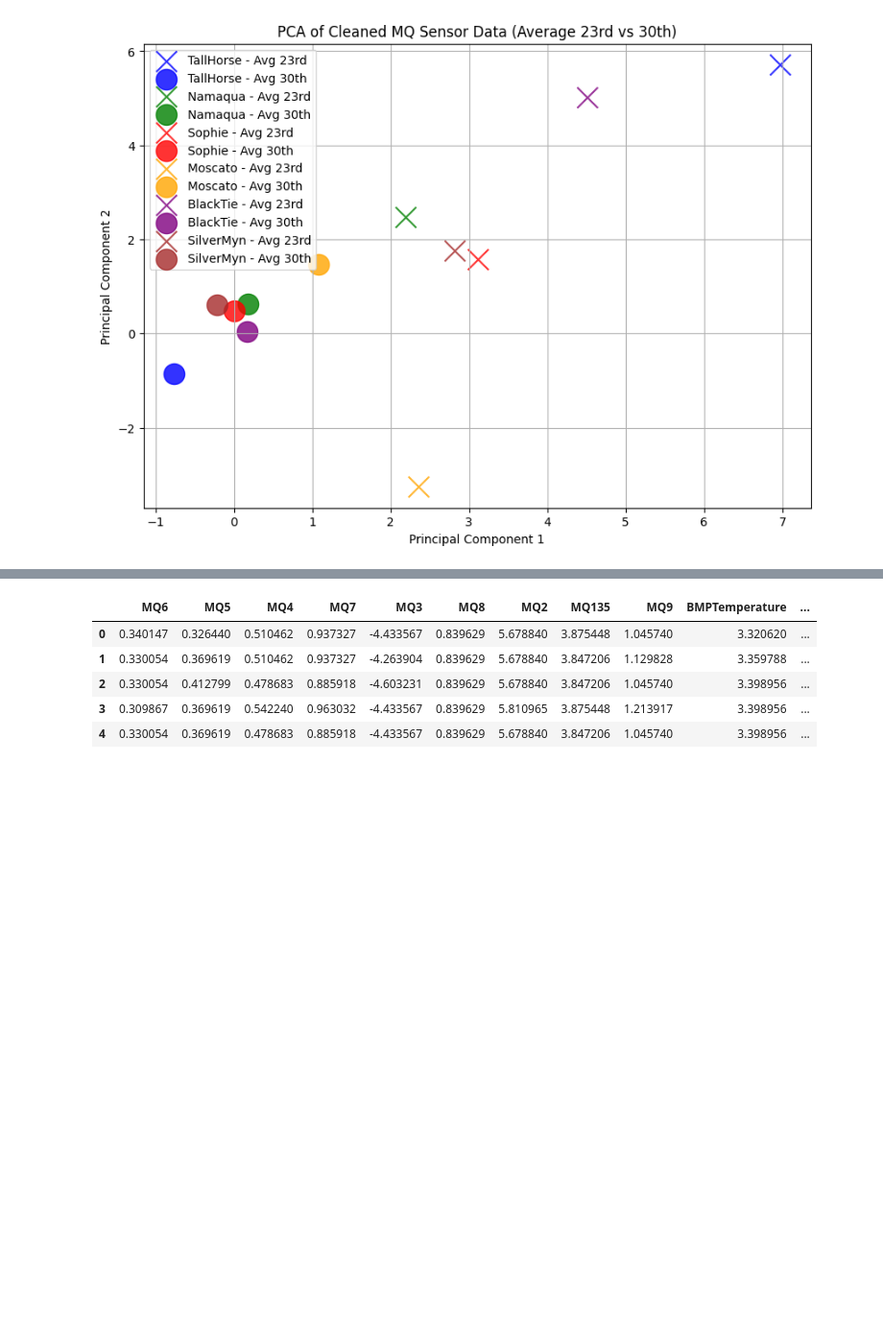
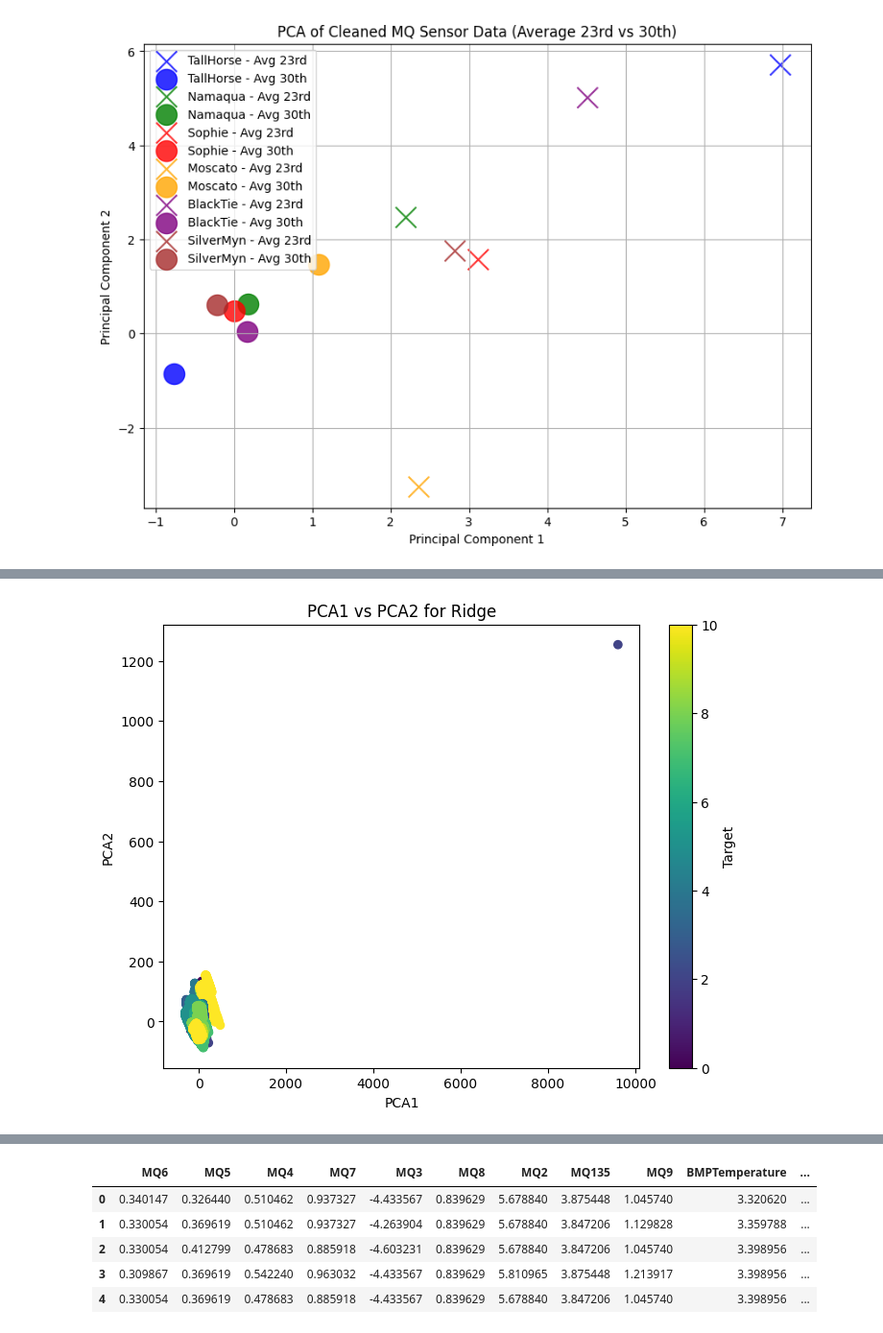
Before and after one commit to AidanRabinowitz/ArduinoWineSniffer, a Jupyter notebook: src/data_analysis_for_NN/NNAnalysis.ipynb, the cells around one changed output, grey strips where cells are left out. Shown at 96% size. Cells and saved outputs as stored; diff of their text form; code cells hidden in the pictures; blank space fills up the shorter version.

Commit message:
Finished running several models on env control

```diff
--- a/src/data_analysis_for_NN/NNAnalysis.ipynb
+++ b/src/data_analysis_for_NN/NNAnalysis.ipynb
@@ -447,0 +664,97 @@ plt.show()
+# %%
+import numpy as np
+import pandas as pd
+from sklearn.decomposition import PCA
+from sklearn.metrics import pairwise_distances
+from sklearn.linear_model import Ridge, Lasso, ElasticNet
+from sklearn.svm import SVR
+from sklearn.ensemble import RandomForestRegressor
+from sklearn.neural_network import MLPRegressor
+import xgboost as xgb
+import matplotlib.pyplot as plt
+from matplotlib import cm
+from sklearn.preprocessing import LabelEncoder
+
+# Assuming mq_sensors and combined_data_clean are defined elsewhere
+env_features = ["BMPTemperature", "Pressure(Pa)", "DHTTemperature", "Humidity"]
+
+# Define models to evaluate
+models = {
+    'Ridge': Ridge(alpha=1.0),
+    'Lasso': Lasso(alpha=0.1),
+    'ElasticNet': ElasticNet(alpha=1.0, l1_ratio=0.5),
+    'RandomForest': RandomForestRegressor(n_estimators=100, random_state=42),
+    'XGBoost': xgb.XGBRegressor(objective='reg:squarederror', n_estimators=100, learning_rate=0.1, max_depth=3, random_state=42),
+    'MLP': MLPRegressor(hidden_layer_sizes=(100,), activation='relu', solver='adam', max_iter=500, random_state=42)
+}
+
+# Initialize a dictionary to store residual data for each model
+residuals_dict = {model_name: pd.DataFrame() for model_name in models.keys()}
+
+# Iterate through each model and each sensor
+for model_name, model in models.items():
+    print(f"Processing model: {model_name}")
+    for sensor in mq_sensors:
+        X = combined_data_clean[env_features]
+        y = combined_data_clean[sensor]
+
+        # Fit the model
+        model.fit(X, y)
+
+        # Predict and calculate residuals
+        y_pred = model.predict(X)
+        residuals = y - y_pred
+
+        # Store residuals
+        residuals_dict[model_name][sensor] = residuals
+
+    # Add back the target and day labels
+    residuals_dict[model_name]['Target'] = combined_data_clean['Target'].values
+    residuals_dict[model_name]['Day'] = combined_data_clean['Day'].values
+
+# Encode 'Target' labels as numeric values
+label_encoder = LabelEncoder()
+combined_data_clean['Target_encoded'] = label_encoder.fit_transform(combined_data_clean['Target'])
+
+# Example: Perform PCA on residuals for each model and plot PCA1 vs PCA2
+pca_results = {}
+for model_name, residuals in residuals_dict.items():
+    pca = PCA(n_components=2)
+    pca_result = pca.fit_transform(residuals[mq_sensors])
+
+    pca_results[model_name] = pca_result
+    # Plot PCA1 vs PCA2
+    plt.figure(figsize=(8, 6))
+
+    # Use the encoded 'Target' for color mapping
+    plt.scatter(pca_result[:, 0], pca_result[:, 1], c=combined_data_clean['Target_encoded'], cmap='viridis')
+    plt.colorbar(label='Target')
+    plt.title(f'PCA1 vs PCA2 for {model_name}')
+    plt.xlabel('PCA1')
+    plt.ylabel('PCA2')
+    plt.show()
+
+# Calculate PCA1 and PCA2 averages for each model
+pca_averages = {}
+for model_name, pca_result in pca_results.items():
+    pca1_avg = np.mean(pca_result[:, 0])
+    pca2_avg = np.mean(pca_result[:, 1])
+    pca_averages[model_name] = (pca1_avg, pca2_avg)
+    print(f"{model_name} PCA1 average: {pca1_avg}, PCA2 average: {pca2_avg}")
+
+# Compute Euclidean distance between residuals of models
+distances = pairwise_distances(
+    np.array([pca_averages[model_name] for model_name in models.keys()])
+)
+
+# Print Euclidean distances between models
+print("Euclidean distances between model residuals in PCA space:")
+distance_df = pd.DataFrame(distances, index=models.keys(), columns=models.keys())
+print(distance_df)
+
+# Find the closest neighbors for each model
+for i, model_name in enumerate(models.keys()):
+    closest_model_idx = np.argsort(distances[i])[1]  # 1st is self, so we take the 2nd
+    closest_model = list(models.keys())[closest_model_idx]
+    print(f"{model_name}'s closest model is {closest_model} with a distance of {distances[i][closest_model_idx]:.4f}")
+# %% [output]
@@ -447,0 +767 @@ plt.show()
+[figure, added]
```
Also changed, not shown: parts of 7 cells of this notebook.
